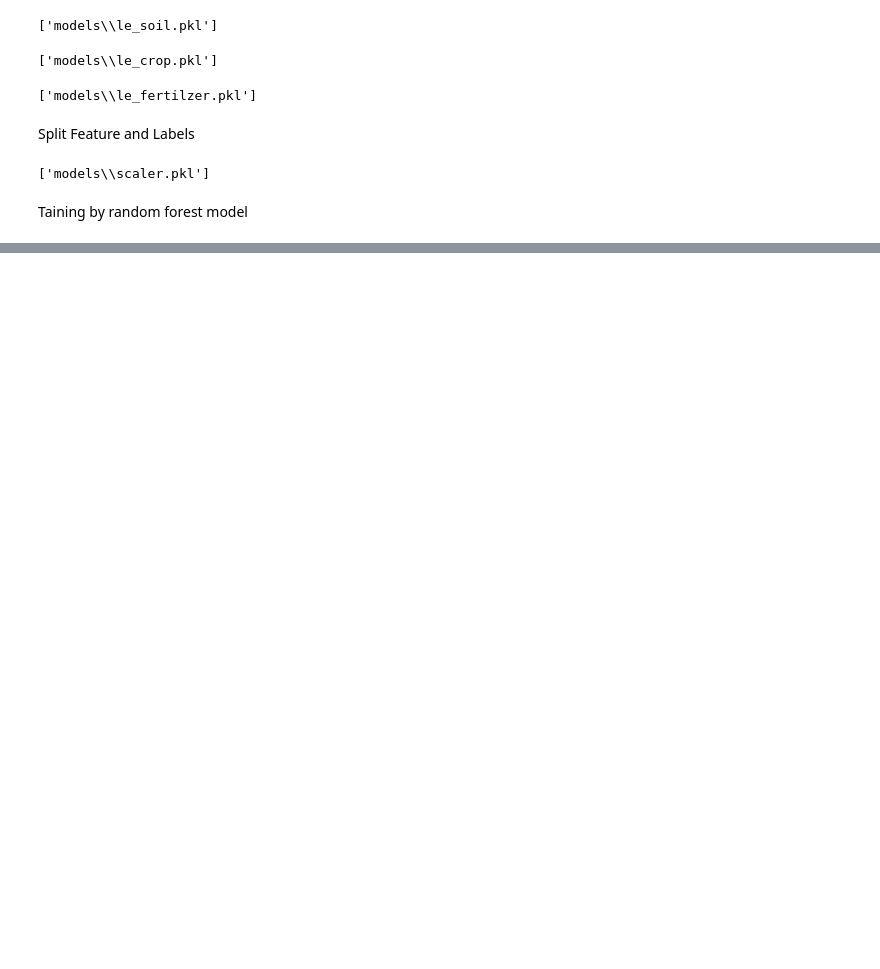
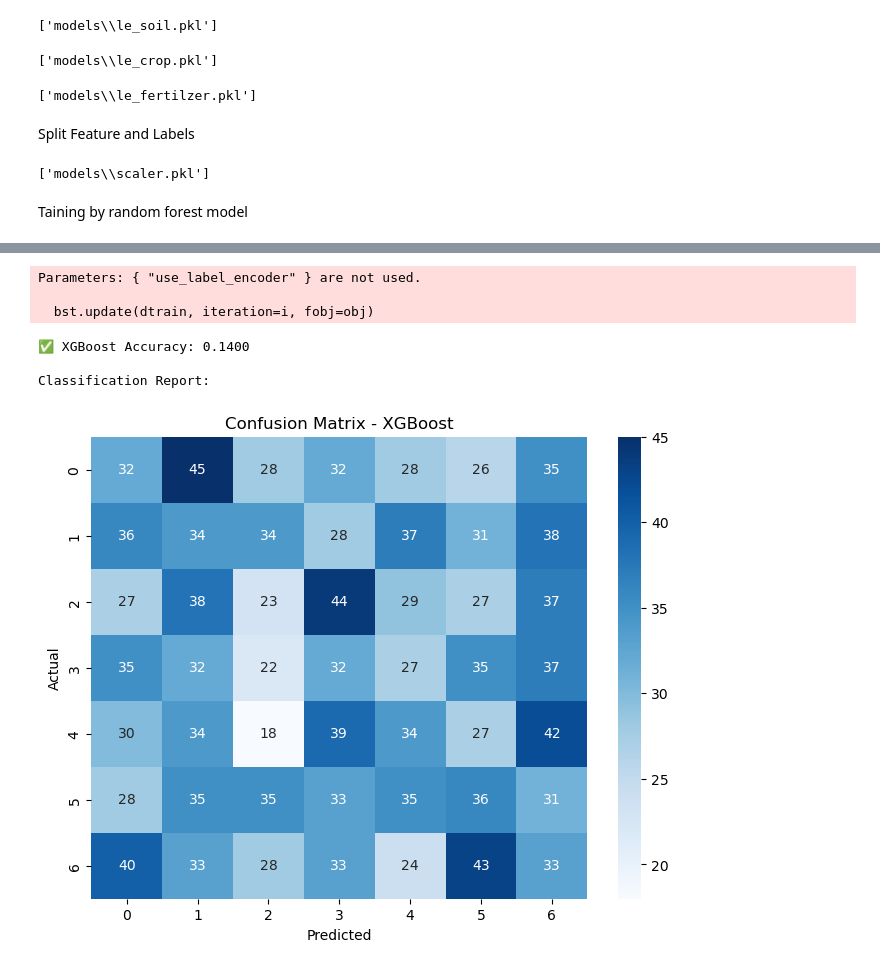
Before and after one commit to Anand-b-patil/Smart-Fertilizer-Recommendation-System-, a Jupyter notebook: fertilizer_recommendation.ipynb, the cells around one changed output, grey strips where cells are left out. Drawn from its saved outputs; the diff is of its cells as text; code cells hidden in the pictures; blank space fills up the shorter version.

```diff
--- a/fertilizer_recommendation.ipynb
+++ b/fertilizer_recommendation.ipynb
@@ -162,0 +239,68 @@ Taining by random forest model
+# %%
+from sklearn.preprocessing import LabelEncoder, StandardScaler
+from sklearn.model_selection import train_test_split
+from sklearn.metrics import classification_report, accuracy_score, confusion_matrix
+from xgboost import XGBClassifier
+import seaborn as sns
+import matplotlib.pyplot as plt
+
+# Label encoding
+le_soil = LabelEncoder()
+le_crop = LabelEncoder()
+le_fert = LabelEncoder()
+
+df['Soil Type'] = le_soil.fit_transform(df['Soil Type'])
+df['Crop Type'] = le_crop.fit_transform(df['Crop Type'])
+df['Fertilizer Name'] = le_fert.fit_transform(df['Fertilizer Name'])
+
+X = df.drop("Fertilizer Name", axis=1)
+y = df["Fertilizer Name"]
+
+# Scaling
+scaler = StandardScaler()
+X_scaled = scaler.fit_transform(X)
+
+# Stratified split
+X_train, X_test, y_train, y_test = train_test_split(
+    X_scaled, y, test_size=0.2, stratify=y, random_state=42
+)
+
+# Train XGBoost
+xgb = XGBClassifier(
+    n_estimators=300,
+    learning_rate=0.05,
+    max_depth=5,
+    subsample=0.9,
+    colsample_bytree=0.9,
+    random_state=42,
+    use_label_encoder=False,
+    eval_metric='mlogloss'
+)
+xgb.fit(X_train, y_train)
+y_pred = xgb.predict(X_test)
+
+# Results
+accuracy = accuracy_score(y_test, y_pred)
+print(f"✅ XGBoost Accuracy: {accuracy:.4f}")
+
+print("\nClassification Report:")
+
+# Confusion matrix
+cm = confusion_matrix(y_test, y_pred)
+plt.figure(figsize=(8, 6))
+sns.heatmap(cm, annot=True, fmt='d',
+            xticklabels=le_fert.classes_,
+            yticklabels=le_fert.classes_,
+            cmap="Blues")
+plt.title("Confusion Matrix - XGBoost")
+plt.xlabel("Predicted")
+plt.ylabel("Actual")
+plt.show()
+# %% [output]
+Parameters: { "use_label_encoder" } are not used.
+
+  bst.update(dtrain, iteration=i, fobj=obj)
+✅ XGBoost Accuracy: 0.1400
+
+Classification Report:
+[figure, added]
```
Also changed, not shown: parts of 12 cells of this notebook, 4 other files.
